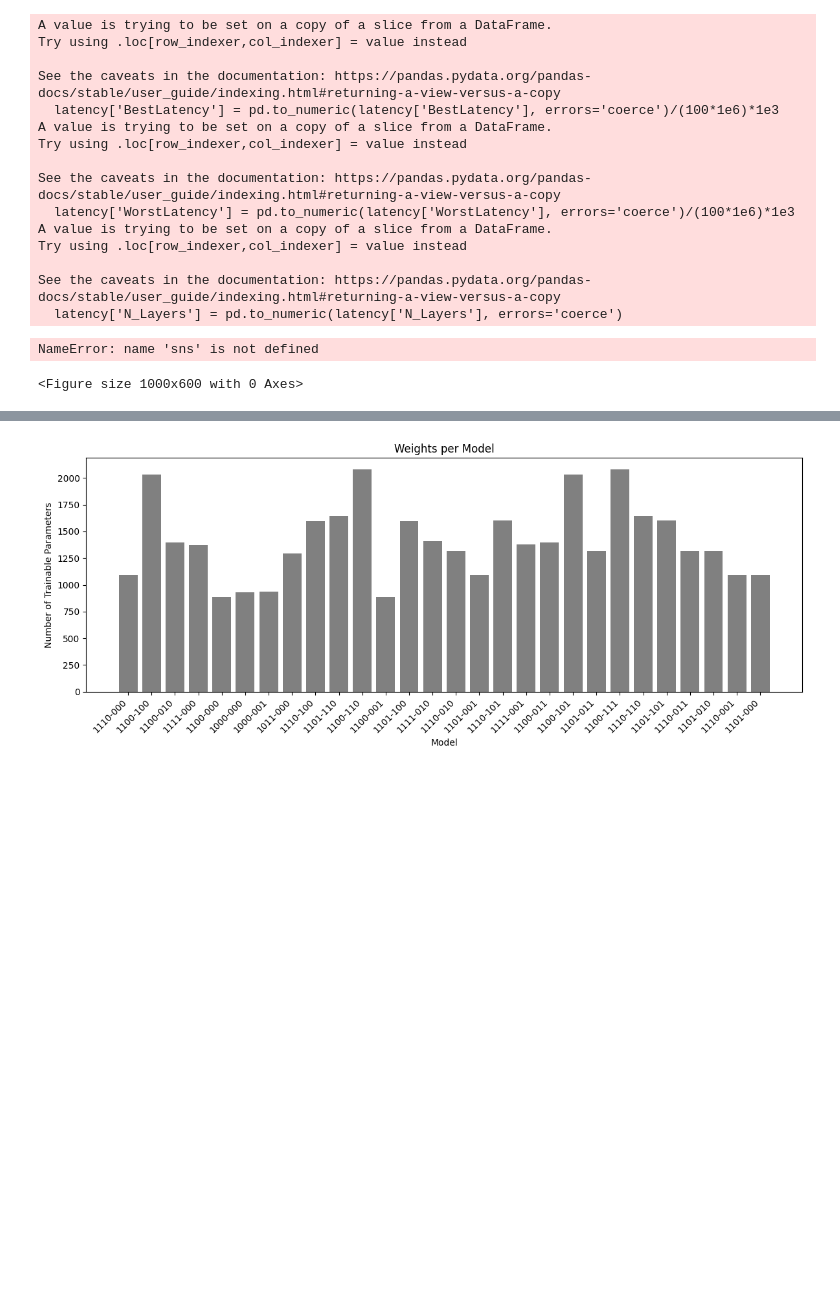
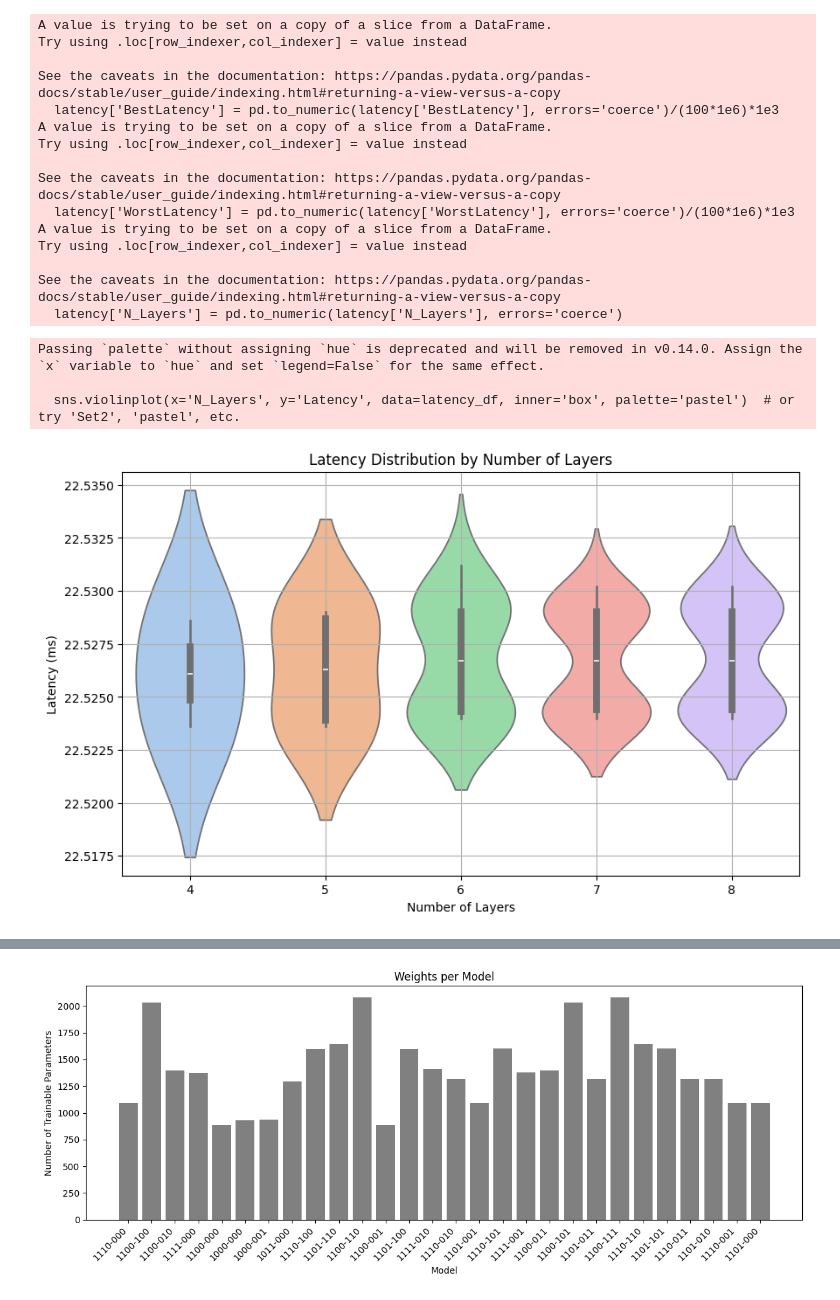
Before and after one commit to tsopeter/753-FPGA, a Jupyter notebook: deepfpgamicro/Visualize.ipynb, the cells around one changed output, grey strips where cells are left out. Cells and saved outputs as stored; diff of their text form; code cells hidden in the pictures; blank space fills up the shorter version.

```diff
--- a/deepfpgamicro/Visualize.ipynb
+++ b/deepfpgamicro/Visualize.ipynb
@@ -116,24 +116,26 @@ See the caveats in the documentation: https://pandas.pydata.org/pandas-docs/stab
 # %%
 
 # Stack BestLatency and WorstLatency into one column
 latency_df = pd.concat([
     df[['N_Layers', 'BestLatency']].rename(columns={'BestLatency': 'Latency'}),
     df[['N_Layers', 'WorstLatency']].rename(columns={'WorstLatency': 'Latency'})
 ])
 
-latency_df['Latency'] = pd.to_numeric(latency_df['Latency'], errors='coerce')/(100*1e6)*1e3
+latency_df['Latency'] = pd.to_numeric(latency_df['Latency'], errors='coerce') * (100 * 1e-9) * 1e3
 latency_df['N_Layers'] = pd.to_numeric(latency_df['N_Layers'], errors='coerce')
 
 plt.figure(figsize=(10, 6))
 sns.violinplot(x='N_Layers', y='Latency', data=latency_df, inner='box', palette='pastel')  # or try 'Set2', 'pastel', etc.
 plt.xlabel("Number of Layers")
 plt.ylabel("Latency (ms)")
 plt.title("Latency Distribution by Number of Layers")
 plt.grid(True)
 plt.show()
 # %% [output]
-NameError: name 'sns' is not defined
+Passing `palette` without assigning `hue` is deprecated and will be removed in v0.14.0. Assign the `x` variable to `hue` and set `legend=False` for the same effect.
+
+  sns.violinplot(x='N_Layers', y='Latency', data=latency_df, inner='box', palette='pastel')  # or try 'Set2', 'pastel', etc.
-<Figure size 1000x600 with 0 Axes>
+[figure, added]
 # %%
 
 # Assume:
```
Also changed, not shown: parts of 3 cells of this notebook, 1 other file.
